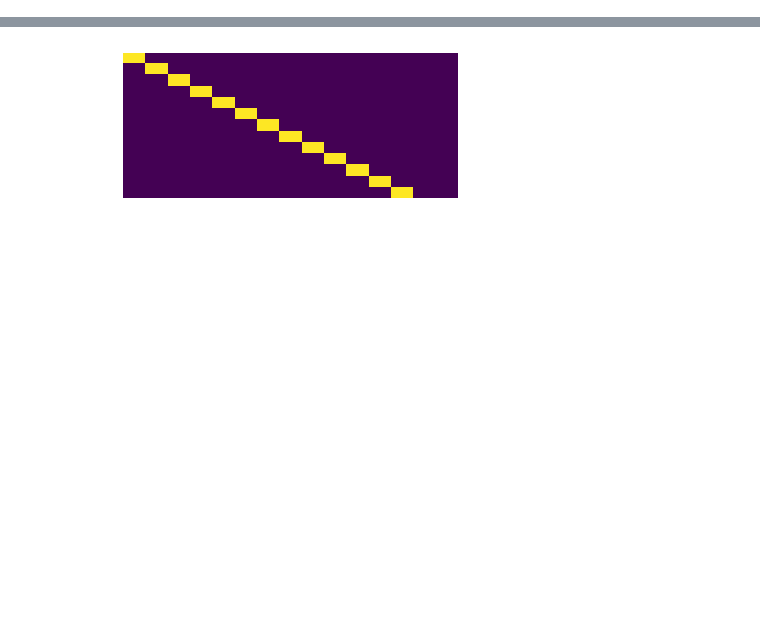
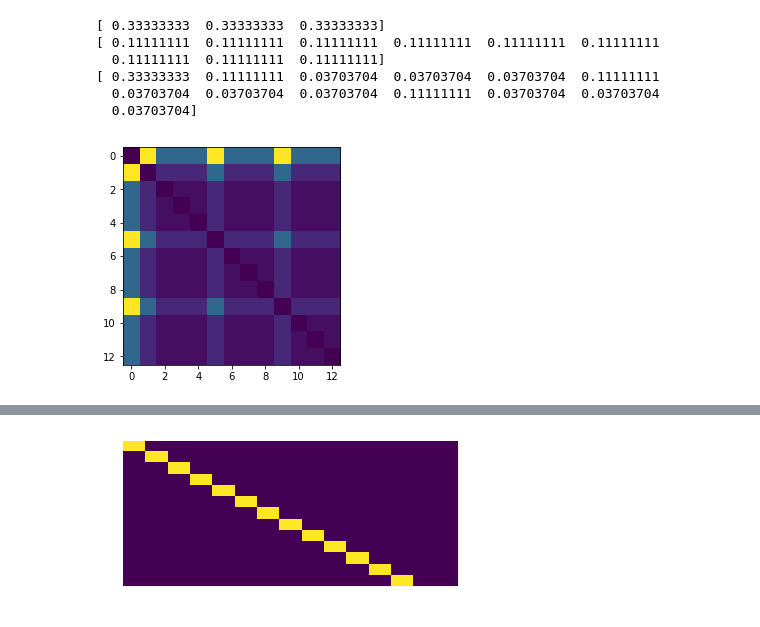
Before and after one commit to aleveren/ucsd-research, a Jupyter notebook: simple-hier-topic-model/topic_cooccurrence.ipynb, the cells around one changed output, grey strips where cells are left out. Drawn from its saved outputs; the diff is of its cells as text; code cells hidden in the pictures; blank space fills up the shorter version.

```diff
--- a/simple-hier-topic-model/topic_cooccurrence.ipynb
+++ b/simple-hier-topic-model/topic_cooccurrence.ipynb
@@ -22,3 +98,39 @@ sim = SimData(
+# %%
+aaa = sim.alpha_depths / np.sum(sim.alpha_depths)
+bbb = sim.alpha_leaves / np.sum(sim.alpha_leaves)
+
+node_distrib = np.array([
+    aaa[0],
+    aaa[1] * (bbb[0] + bbb[1] + bbb[2]),
+    aaa[2] * bbb[0],
+    aaa[2] * bbb[1],
+    aaa[2] * bbb[2],
+    aaa[1] * (bbb[3] + bbb[4] + bbb[5]),
+    aaa[2] * bbb[3],
+    aaa[2] * bbb[4],
+    aaa[2] * bbb[5],
+    aaa[1] * (bbb[6] + bbb[7] + bbb[8]),
+    aaa[2] * bbb[6],
+    aaa[2] * bbb[7],
+    aaa[2] * bbb[8],
+])
+
+print(aaa)
+print(bbb)
+print(node_distrib)
+# %% [output]
+[ 0.33333333  0.33333333  0.33333333]
+[ 0.11111111  0.11111111  0.11111111  0.11111111  0.11111111  0.11111111
+  0.11111111  0.11111111  0.11111111]
+[ 0.33333333  0.11111111  0.03703704  0.03703704  0.03703704  0.11111111
+  0.03703704  0.03703704  0.03703704  0.11111111  0.03703704  0.03703704
+  0.03703704]
+# %%
+ccc = np.outer(node_distrib, node_distrib)
+ccc -= np.diag(np.diag(ccc))
+plt.imshow(ccc);
+# %% [output]
+[figure, added]
 # %%
 %%time
 docs = sim.generate()
```
Also changed, not shown: parts of 20 cells of this notebook.
